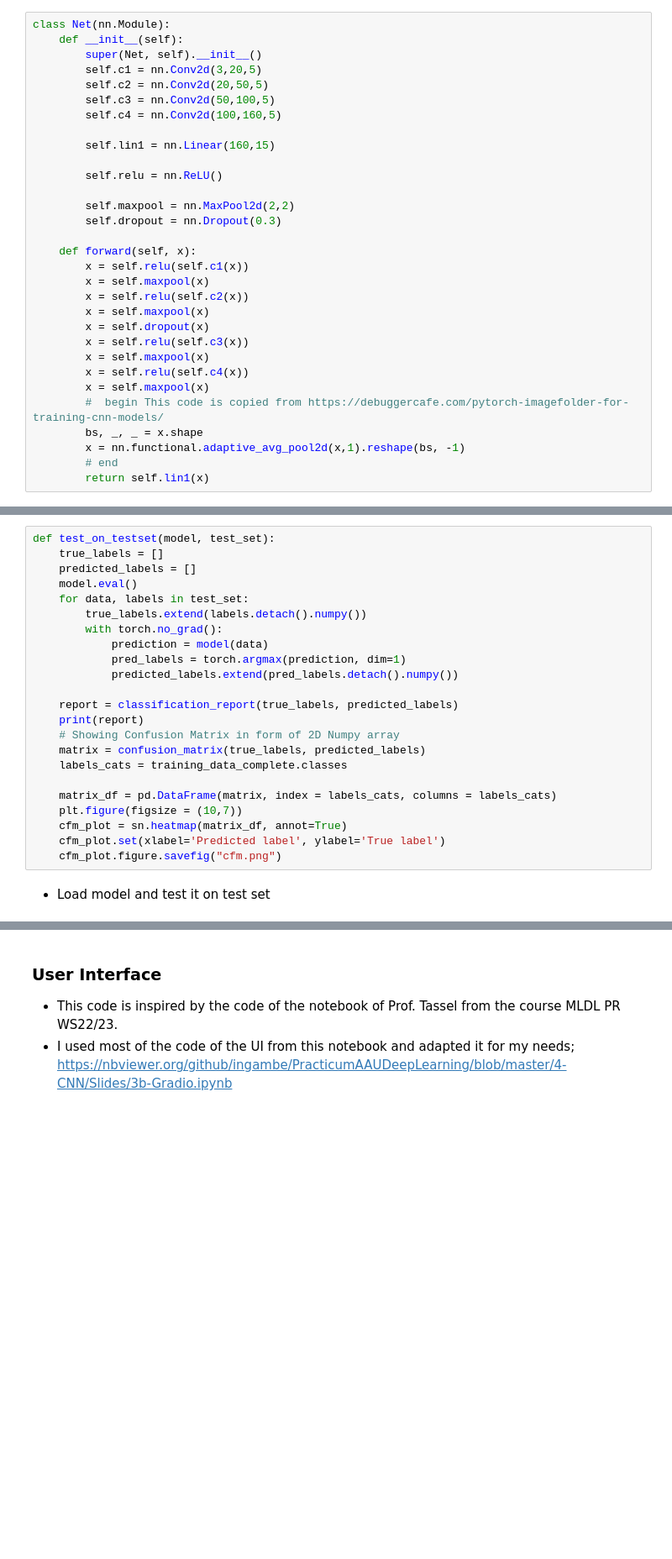
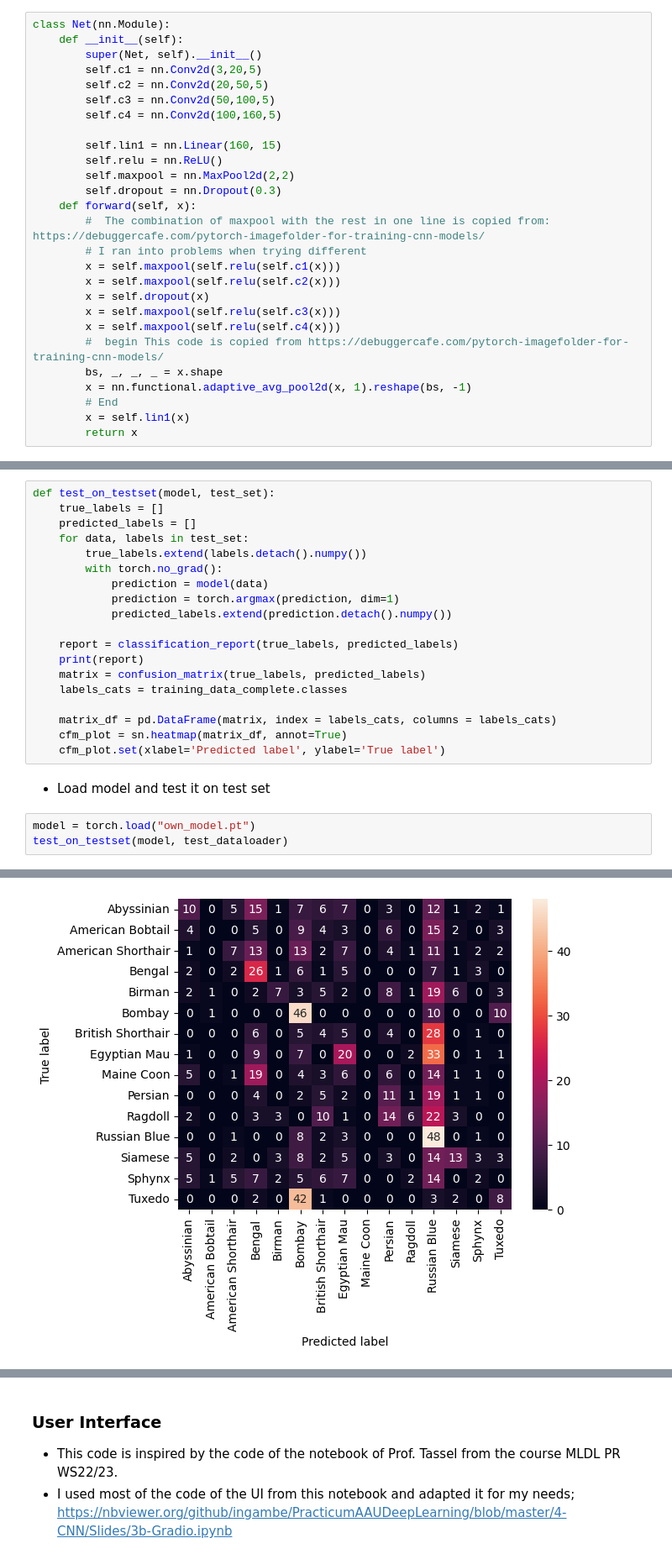
Before and after one commit to stenglx/catdetector, a Jupyter notebook: Code/CatBreedDet.ipynb, the cells around one changed output, grey strips where cells are left out. Shown: that part at 84% size. Drawn from its saved outputs; the diff is of its cells as text; blank space fills up the shorter version.

```diff
--- a/Code/CatBreedDet.ipynb
+++ b/Code/CatBreedDet.ipynb
@@ -76,25 +75,21 @@ class Net(nn.Module):
         self.c3 = nn.Conv2d(50,100,5)
         self.c4 = nn.Conv2d(100,160,5)
 
-        self.lin1 = nn.Linear(160,15)
-
+        self.lin1 = nn.Linear(160, 15)
         self.relu = nn.ReLU()
-
         self.maxpool = nn.MaxPool2d(2,2)
         self.dropout = nn.Dropout(0.3)
-
     def forward(self, x):
-        x = self.relu(self.c1(x))
-        x = self.maxpool(x)
-        x = self.relu(self.c2(x))
-        x = self.maxpool(x)
+        #  The combination of maxpool with the rest in one line is copied from: https://debuggercafe.com/pytorch-imagefolder-for-training-cnn-models/
+        # I ran into problems when trying different
+        x = self.maxpool(self.relu(self.c1(x)))
+        x = self.maxpool(self.relu(self.c2(x)))
         x = self.dropout(x)
-        x = self.relu(self.c3(x))
-        x = self.maxpool(x)
-        x = self.relu(self.c4(x))
-        x = self.maxpool(x)
+        x = self.maxpool(self.relu(self.c3(x)))
+        x = self.maxpool(self.relu(self.c4(x)))
         #  begin This code is copied from https://debuggercafe.com/pytorch-imagefolder-for-training-cnn-models/
-        bs, _, _ = x.shape
-        x = nn.functional.adaptive_avg_pool2d(x,1).reshape(bs, -1)
-        # end
-        return self.lin1(x)
+        bs, _, _, _ = x.shape
+        x = nn.functional.adaptive_avg_pool2d(x, 1).reshape(bs, -1)
+        # End
+        x = self.lin1(x)
+        return x
@@ -207,24 +189,24 @@ Run data is saved locally in /Users/katharinastengg/Desktop/CatBreed/catdetector
 def test_on_testset(model, test_set):
     true_labels = []
     predicted_labels = []
-    model.eval()
     for data, labels in test_set:
         true_labels.extend(labels.detach().numpy())
         with torch.no_grad():
             prediction = model(data)
-            pred_labels = torch.argmax(prediction, dim=1)
-            predicted_labels.extend(pred_labels.detach().numpy())
+            prediction = torch.argmax(prediction, dim=1)
+            predicted_labels.extend(prediction.detach().numpy())
 
     report = classification_report(true_labels, predicted_labels)
     print(report)
-    # Showing Confusion Matrix in form of 2D Numpy array
     matrix = confusion_matrix(true_labels, predicted_labels)
     labels_cats = training_data_complete.classes
 
     matrix_df = pd.DataFrame(matrix, index = labels_cats, columns = labels_cats)
-    plt.figure(figsize = (10,7))
     cfm_plot = sn.heatmap(matrix_df, annot=True)
     cfm_plot.set(xlabel='Predicted label', ylabel='True label')
-    cfm_plot.figure.savefig("cfm.png")
 # %% [markdown]
 - Load model and test it on test set
+# %%
+model = torch.load("own_model.pt")
+test_on_testset(model, test_dataloader)
+# %% [output]
@@ -231,3 +230,4 @@ def test_on_testset(model, test_set):
+[figure, added]
 # %%
 model = torch.load("resnet18-pretrained.pt")
 test_on_testset(model, test_dataloader)
```
Also changed, not shown: parts of 8 cells of this notebook, 2 other files.
